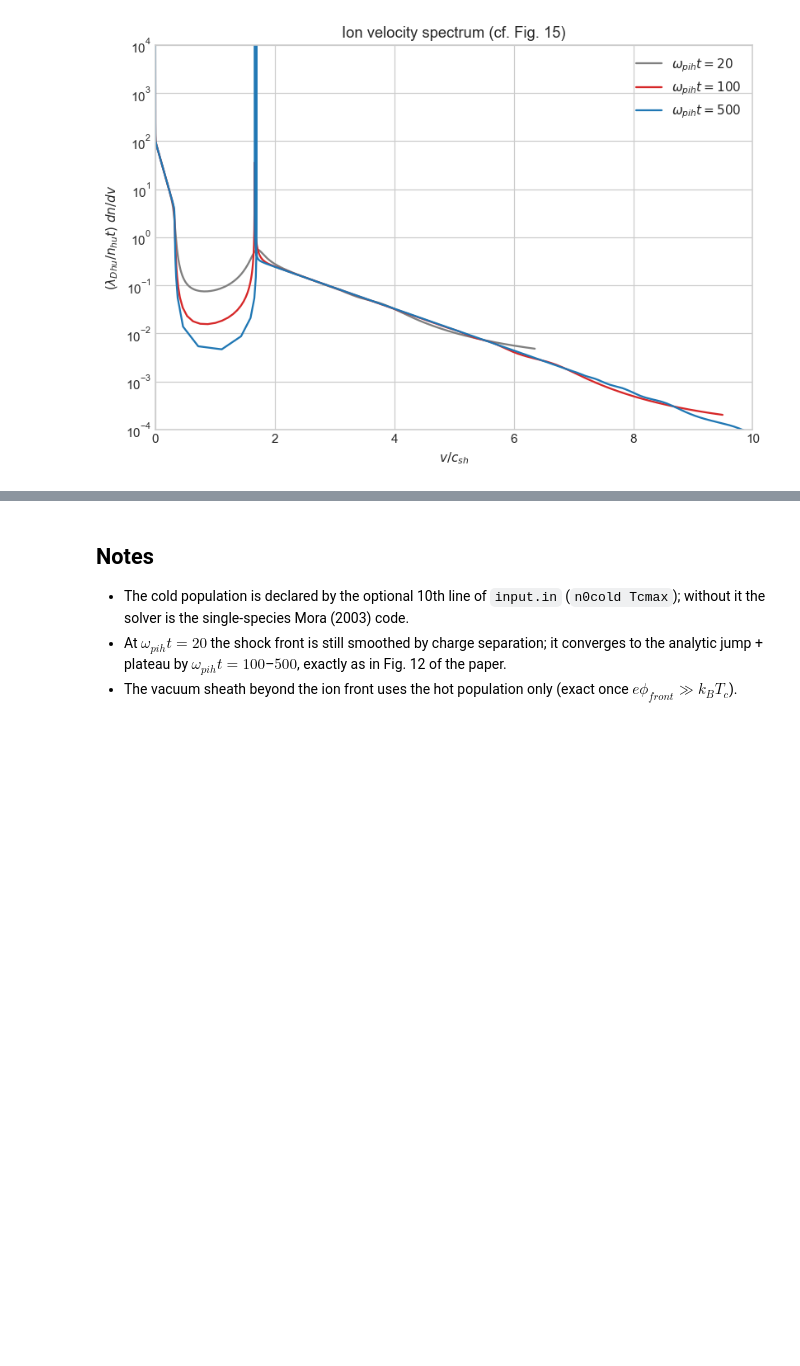
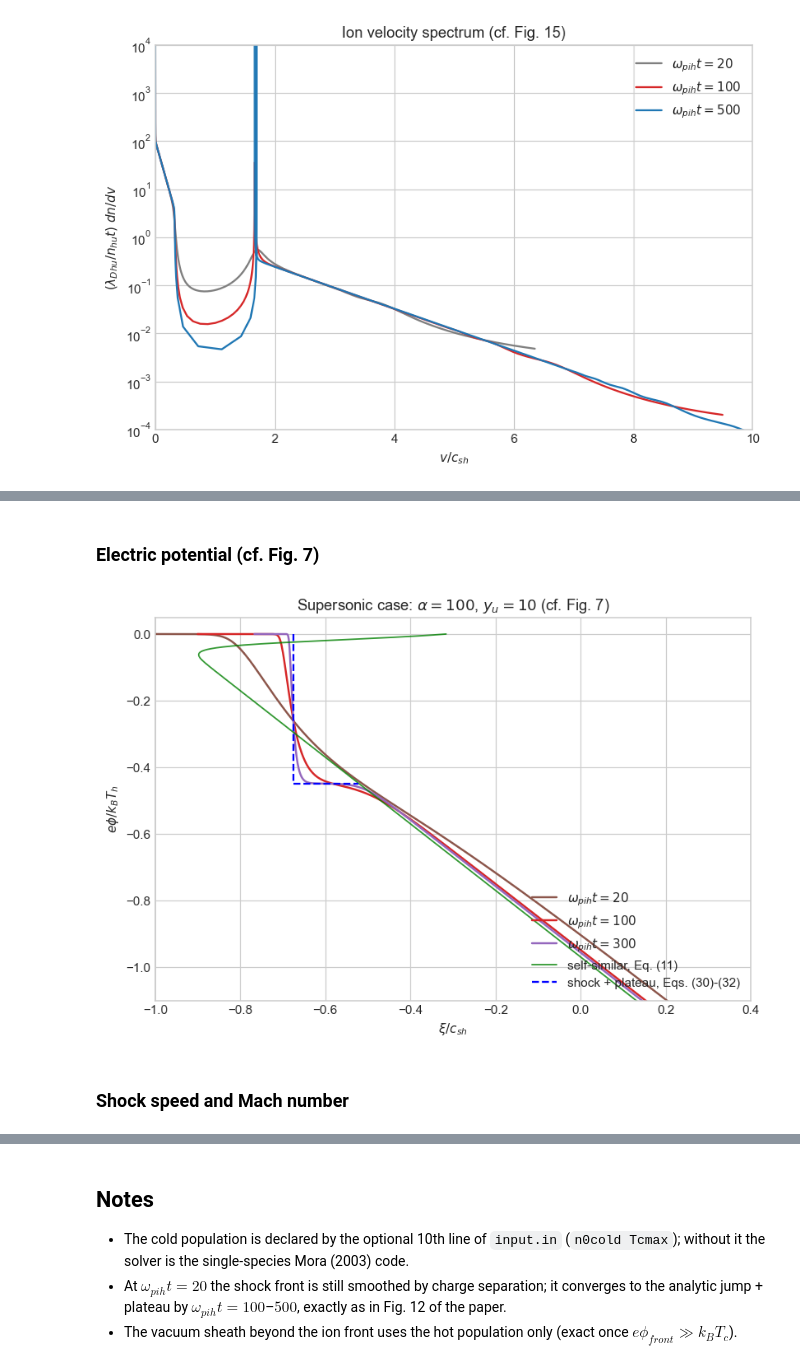
Before and after one commit to abdoudiaw/IonBoost, a Jupyter notebook: scripts/rarefaction_shock.ipynb, the cells around one changed output, grey strips where cells are left out. Drawn from its saved outputs; the diff is of its cells as text; code cells hidden in the pictures; blank space fills up the shorter version.

```diff
--- a/scripts/rarefaction_shock.ipynb
+++ b/scripts/rarefaction_shock.ipynb
@@ -66,7 +66,8 @@ nhu, Th = 1.0, 1.0
 ncu, Tc = nhu / yu, Th / alpha
 
 
-def input_text(tmax, cold, lmax=60.0, ncell=2450, nvacuum=400, prog=0.996, dti=0.1):
+def input_text(tmax, cold, lmax=60.0, ncell=2450, nvacuum=400, prog=0.996, dti=0.1,
+               ncold=None):
     text = (f"{ncell} {nvacuum} {prog}\n"
             f"100000 {tmax}\n"
             "20 10 5 5\n"
@@ -77,7 +78,7 @@ def input_text(tmax, cold, lmax=60.0, ncell=2450, nvacuum=400, prog=0.996, dti=0
             "F F\n"
             "1.0 4.88 20.0\n")
     if cold:
-        text += f"{ncu} {Tc}\n"
+        text += f"{ncu if ncold is None else ncold} {Tc}\n"
     return text
 
 
@@ -269,0 +347,27 @@ plt.show()
+# %% [markdown]
+### Electric potential (cf. Fig. 7)
+# %%
+fig, ax = plt.subplots(figsize=(8.5, 5.5))
+colors_s = {'sup_t20': 'tab:brown', 'sup_t100': 'tab:red', 'sup_t300': 'tab:purple'}
+for name in runs_s:
+    prof = data[name]['profil']
+    t = runs_s[name]['tmax']
+    pl = prof[prof['ni'] > 1e-10]
+    ax.plot(pl['xt'] / t, -pl['phi'], lw=1.6, color=colors_s[name],
+            label=f"$\\omega_{{pih}} t = {t:.0f}$")
+ax.plot(xi_sss, -phi_gs, 'g-', lw=1.2, alpha=0.8, label='self-similar, Eq. (11)')
+ax.plot([xi_s_sup, xi_s_sup], [0, -w_s], 'b--', lw=1.5)
+ax.plot([xi_s_sup, xi_F_sup], [-w_s, -w_s], 'b--', lw=1.5,
+        label='shock + plateau, Eqs. (30)-(32)')
+ax.set_xlim(-1.0, 0.4)
+ax.set_ylim(-1.1, 0.05)
+ax.set_xlabel(r'$\xi / c_{sh}$')
+ax.set_ylabel(r'$e\phi / k_B T_h$')
+ax.set_title(f'Supersonic case: $\\alpha = {alpha:.0f}$, $y_u = {yu_s:.0f}$ (cf. Fig. 7)')
+ax.legend(loc='lower right')
+fig.savefig(viz_dir / 'shock_supersonic_potential.png', dpi=200, bbox_inches='tight')
+plt.show()
+# %% [output]
+[figure, added]
+# %% [markdown]
+### Shock speed and Mach number
```
Also changed, not shown: parts of 5 cells of this notebook, 2 other files.
